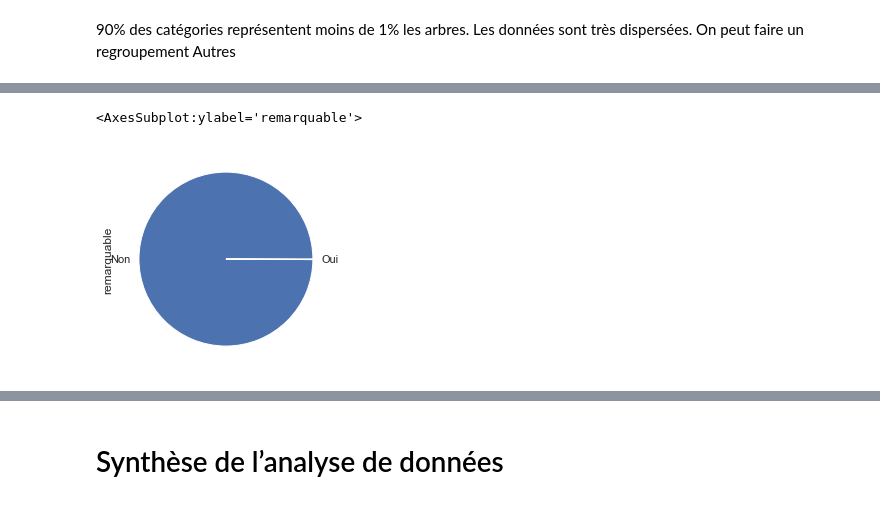
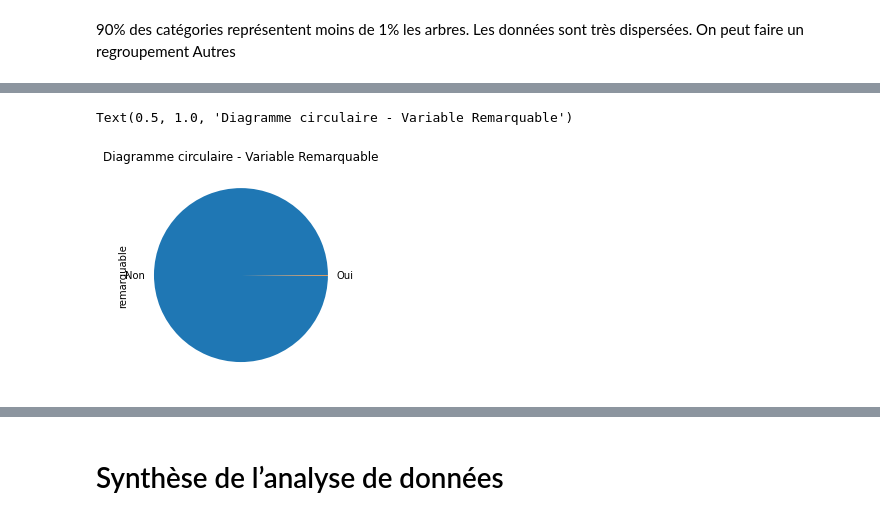
Before and after one commit to AurelieAAN/OP_Projet2, a Jupyter notebook: Scripts_Analyse01.ipynb, the cells around one changed output, grey strips where cells are left out. Cells and saved outputs as stored; diff of their text form; code cells hidden in the pictures.

```diff
--- a/Scripts_Analyse01.ipynb
+++ b/Scripts_Analyse01.ipynb
@@ -377,0 +395,2 @@ Il serait judicieux de faire des intervalles.
+# %%
+data['reg_circonference_cm']=data.apply(lambda row: reg_cir(row.circonference_cm), axis=1)
@@ -467,0 +500,12 @@ et de faire des intervalles afin quelles soient plus pertinentes.
+# %%
+def reg_haut(x):
+    if x<10:
+        return "[0-10["
+    elif x>=10 and x<15:
+        return "[10-15["
+    elif x>=15 and x<20:
+        return "[15-20["
+    elif x>=20:
+        return "20 et plus"
+# %%
+data['reg_hauteur_m']=data.apply(lambda row: reg_haut(row.hauteur_m), axis=1)
@@ -618,6 +683,6 @@ Name: libelle_francais, dtype: float64
 Les données sont très dispersées.
 On peut faire un regroupement Autres
 # %%
-info_lib=(data["libelle_francais"].value_counts(normalize=True)>0.001)
+info_lib=(data["libelle_francais"].value_counts(normalize=True)>0.01)
 # %%
 info_lib=list(info_lib.loc[info_lib== True].index)
@@ -788,5 +849,5 @@ data["espece"].value_counts(normalize=True).plot(kind='bar')
 # %%
-data["remarquable"].value_counts(normalize=True).plot(kind='pie')
+data["remarquable"].value_counts(normalize=True).plot(kind='pie').set_title("Diagramme circulaire - Variable Remarquable")
 # %% [output]
-<AxesSubplot:ylabel='remarquable'>
+Text(0.5, 1.0, 'Diagramme circulaire - Variable Remarquable')
-[figure, old version]
+[figure, new version]
```
Also changed, not shown: parts of 82 cells of this notebook.
